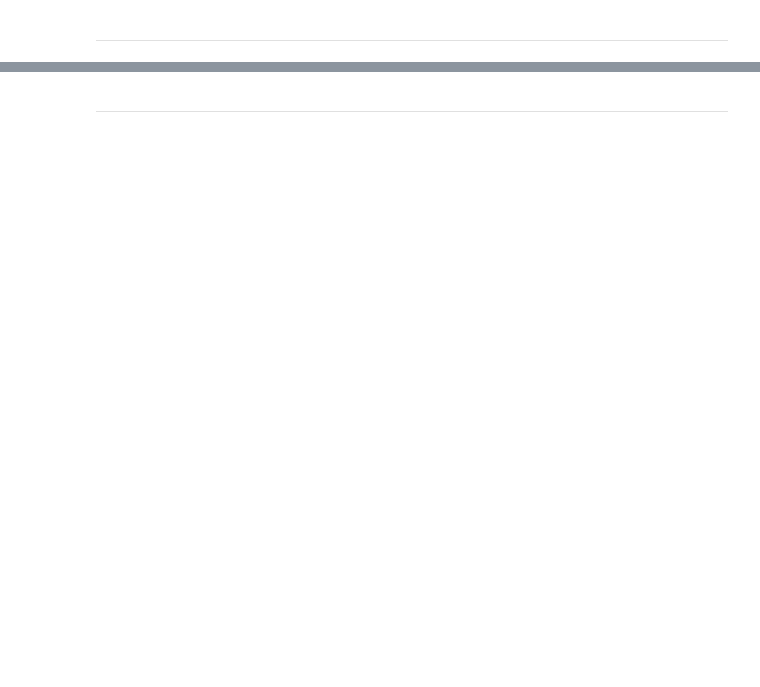
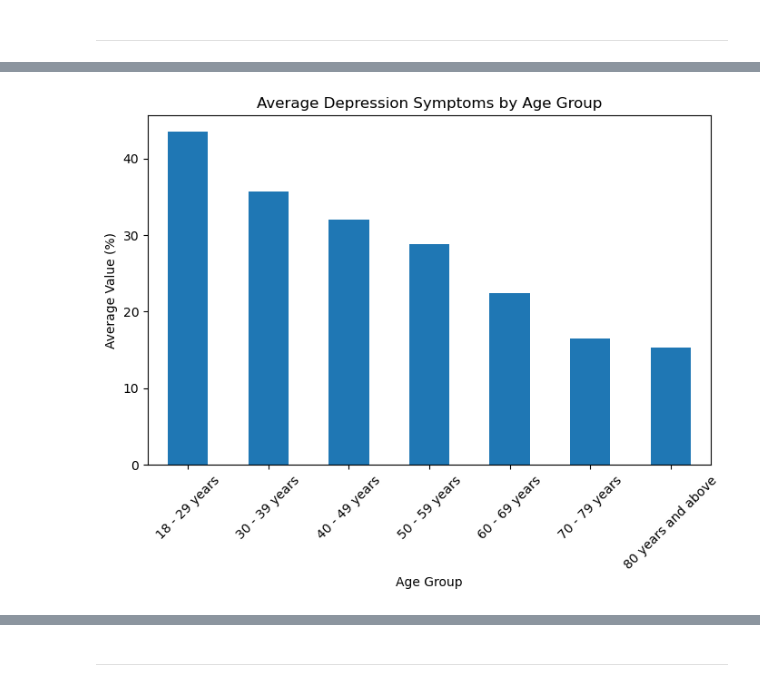
Before and after one commit to Dominicdaniel86/Data-Science, a Jupyter notebook: jupyter/final-notebook.ipynb, the cells around one changed output, grey strips where cells are left out. Cells and saved outputs as stored; diff of their text form; code cells hidden in the pictures; blank space fills up the shorter version.

```diff
--- a/jupyter/final-notebook.ipynb
+++ b/jupyter/final-notebook.ipynb
@@ -342,0 +315,19 @@ Correlation: r = 0.070
+# %%
+# Create the comparison plot for your project dataset.
+
+# Filter to only age groups
+age_df = data[data["Group"] == "By Age"]
+
+# Aggregate the average Value per age group
+age_agg = age_df.groupby("Subgroup")["Value"].mean().sort_values(ascending=False)
+
+# Plot the aggregated values
+plt.figure(figsize=(8,5))
+age_agg.plot(kind="bar")
+plt.title("Average Depression Symptoms by Age Group")
+plt.xlabel("Age Group")
+plt.ylabel("Average Value (%)")
+plt.xticks(rotation=45)
+plt.show()
+# %% [output]
+[figure, added]
```
Also changed, not shown: parts of 59 cells of this notebook, 3 other files.
